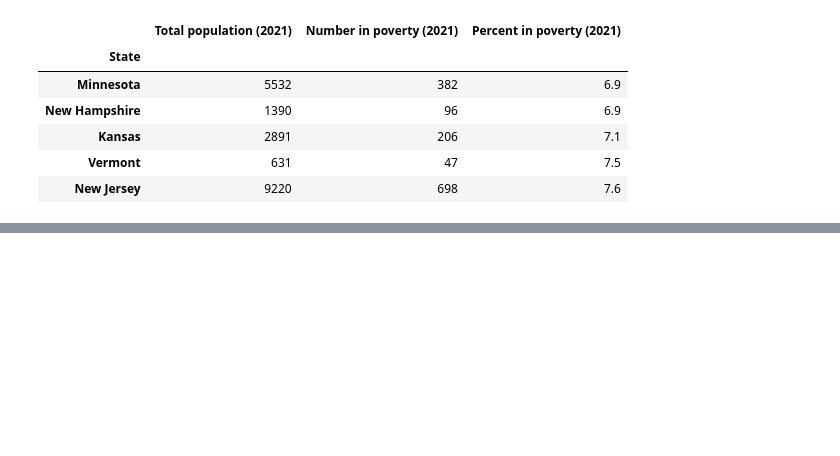
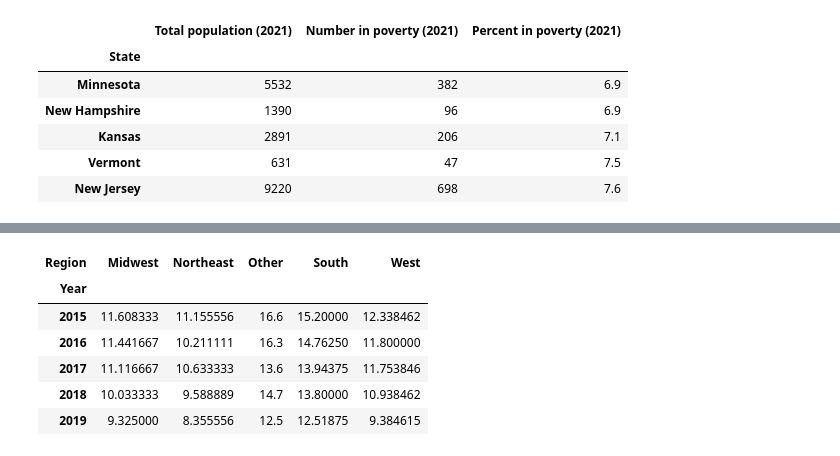
Before and after one commit to RyanWeigel32/Class_Project_Final, a Jupyter notebook: Project_One_Final.ipynb, the cells around one changed output, grey strips where cells are left out. Cells and saved outputs as stored; diff of their text form; code cells hidden in the pictures; blank space fills up the shorter version.

```diff
--- a/Project_One_Final.ipynb
+++ b/Project_One_Final.ipynb
@@ -1351,0 +1848,5 @@ print(df_2018.head().to_string())
+# %%
+#Create piviot table for 2017
+
+Region_pivot_2017 = pd.pivot_table(Regions_grouped,values='2017', columns='Region', aggfunc='mean')
+Region_pivot_2017
@@ -1351,0 +1884,14 @@ print(df_2018.head().to_string())
+# %%
+Region_pivot_reset= Region_pivot_total.reset_index()
+Region_pivot_set_index= Region_pivot_reset.set_index('index')
+Region_pivot_final= Region_pivot_set_index.rename_axis('Year')
+Region_pivot_final = Region_pivot_final.iloc[::-1]
+Region_pivot_final
+# %% [output]
+| Region | Midwest | Northeast | Other | South | West |
+| Year |  |  |  |  |  |
+| 2015 | 11.608333 | 11.155556 | 16.6 | 15.20000 | 12.338462 |
+| 2016 | 11.441667 | 10.211111 | 16.3 | 14.76250 | 11.800000 |
+| 2017 | 11.116667 | 10.633333 | 13.6 | 13.94375 | 11.753846 |
+| 2018 | 10.033333 | 9.588889 | 14.7 | 13.80000 | 10.938462 |
+| 2019 | 9.325000 | 8.355556 | 12.5 | 12.51875 | 9.384615 |
```
Also changed, not shown: parts of 75 cells of this notebook.
